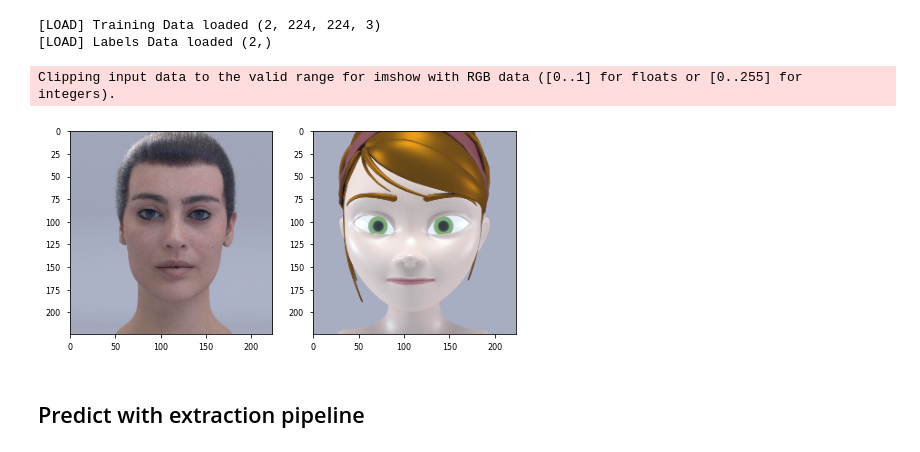
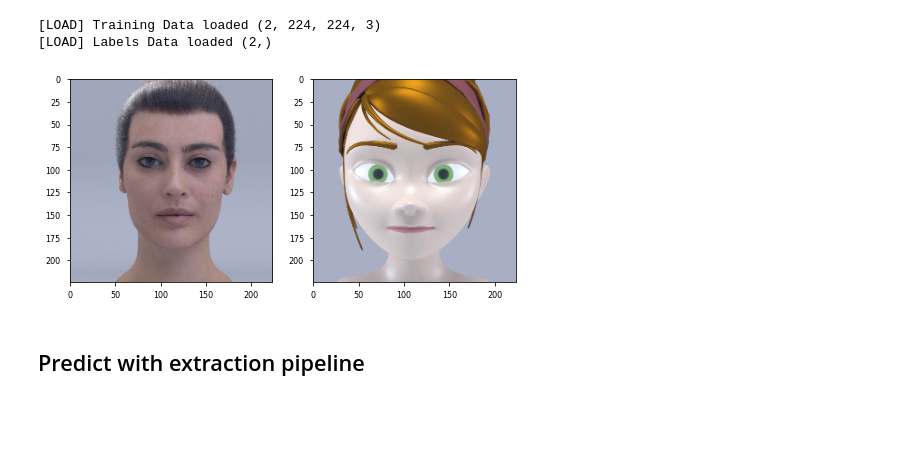
Before and after one commit to michaelStettler/BVS, a Jupyter notebook: projects/facial_shape_expression_recognition_transfer/06_FER_transfer_on_BFS.ipynb, the cells around one changed output. Saved outputs shown, nothing was run; the diff lists cells and outputs as text; code cells hidden in the pictures; blank space fills up the shorter version.

```diff
--- a/projects/facial_shape_expression_recognition_transfer/06_FER_transfer_on_BFS.ipynb
+++ b/projects/facial_shape_expression_recognition_transfer/06_FER_transfer_on_BFS.ipynb
@@ -65,16 +65,27 @@ print()
 [LOAD] Labels Data loaded (2,)
 # %%
 # plot the pre-processed images to see how the training data looks like
-plt.figure(figsize=(4*n_training, 4))
-for i in range(n_training):
-    plt.subplot(1, n_training, i + 1)
-    img = np.array(data[0][i])
-    rgb_img = img[..., ::-1]
-    norm_img = (rgb_img + 127.5) / 256
-    plt.imshow(norm_img)
+def plot_images(data, n_max_col=7, size_img=4):
+    n_image = len(data[0])
+
+    # compute n_row and n_col
+    n_col = np.min([n_max_col, n_image])
+    n_row = int(n_image / n_col)
+
+    # declare figure
+    plt.figure(figsize=(size_img * n_col, size_img * n_row))
+    for i in range(n_row):
+        for j in range(n_col):
+            img_idx = i * n_row + j
+            plt.subplot(n_row, n_col, img_idx + 1)
+            img = np.array(data[0][img_idx] + 128) / 256
+            rgb_img = img[..., ::-1]
+            rgb_img[rgb_img > 1] = 1.0
+            plt.imshow(rgb_img)
-# %% [output]
-Clipping input data to the valid range for imshow with RGB data ([0..1] for floats or [0..255] for integers).
-[figure, removed]
+# %%
+plot_images(data)
+# %% [output]
+[figure, added]
 # %% [markdown]
 ## Predict with extraction pipeline
 # %%
```
Also changed, not shown: 1 other file.
